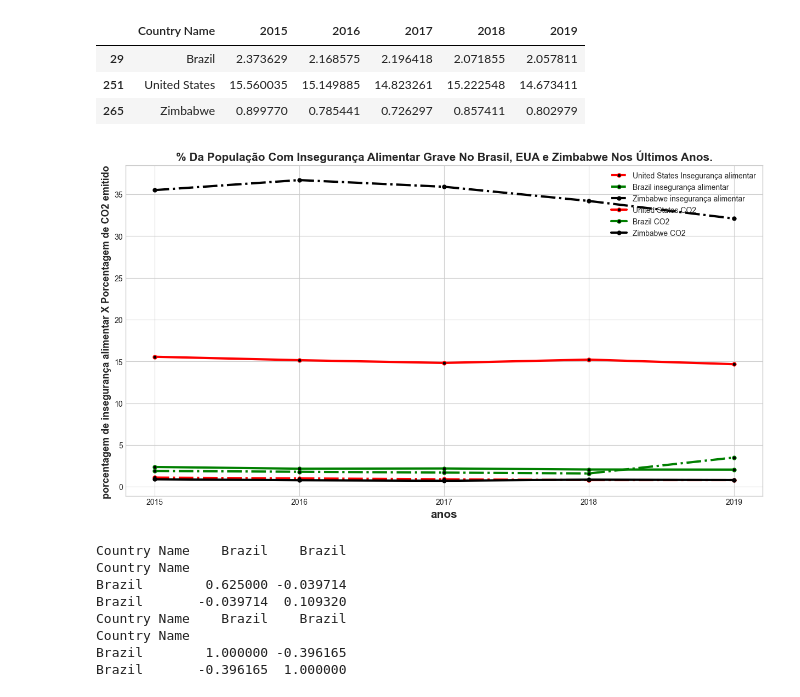
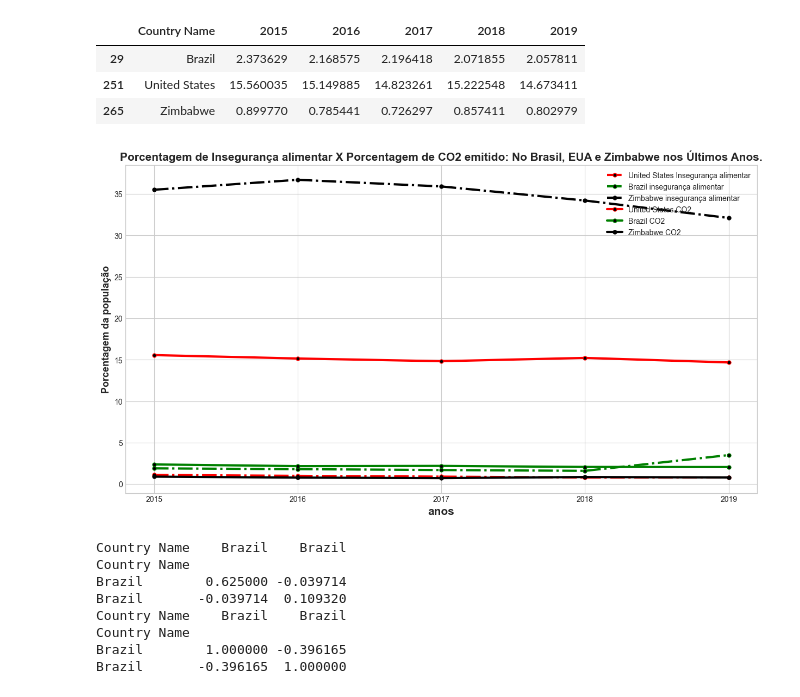
Before and after one commit to st4pzz/APS-CIENCIA-DOS-DADOS, a Jupyter notebook: resolucao.ipynb, the cells around one changed output. Cells and saved outputs as stored; diff of their text form; code cells hidden in the pictures.

Commit message:
legendas

```diff
--- a/resolucao.ipynb
+++ b/resolucao.ipynb
@@ -74,36 +74,36 @@ for ano in range(2015,2020):
 
 df_zimbabwe = df[df['Country Name']=='Zimbabwe']
 df_zimbabwe_co2 = df_co2[df_co2['Country Name']=='Zimbabwe']
 
 lista_zimbabwe = []
 lista_zimbabwe_co2 =[]
 
 for ano in range(2015,2020):
     lista_zimbabwe.append(df_zimbabwe[str(ano)])
     lista_zimbabwe_co2.append(df_zimbabwe_co2[str(ano)])
 
 
 anos = ['2015','2016','2017','2018','2019']
 
 import matplotlib.pyplot as plt
 plt.style.use('seaborn-whitegrid')
 plt.figure(figsize=(15,8), dpi=100)
 plt.plot(anos,lista_usa,label="United States Insegurança alimentar", linewidth=3,marker='o', markerfacecolor='black', markersize=5, color='red', linestyle='dashdot')
 plt.plot(anos,lista_brazil,label="Brazil insegurança alimentar", linewidth=3,marker='o', markerfacecolor='black', markersize=5, color='green', linestyle='dashdot')
 plt.plot(anos,lista_zimbabwe,label="Zimbabwe insegurança alimentar", linewidth=3,marker='o', markerfacecolor='black', markersize=5, color='black', linestyle='dashdot')
 
 
 plt.plot(anos,lista_usa_co2,label="United States CO2", linewidth=3,marker='o', markerfacecolor='black', markersize=5, color='red')
 plt.plot(anos,lista_brazil_co2,label="Brazil CO2", linewidth=3,marker='o', markerfacecolor='black', markersize=5, color='green')
 plt.plot(anos,lista_zimbabwe_co2,label="Zimbabwe CO2", linewidth=3,marker='o', markerfacecolor='black', markersize=5, color='black')
 
-plt.title('% Da População Com Insegurança Alimentar Grave No Brasil, EUA e Zimbabwe Nos Últimos Anos.',fontsize=15, fontweight='bold')
+plt.title('Porcentagem de Insegurança alimentar X Porcentagem de CO2 emitido: No Brasil, EUA e Zimbabwe nos Últimos Anos.',fontsize=15, fontweight='bold')
 plt.legend(loc='upper right', fontsize=10)
 plt.xlabel('anos',fontsize=15, fontweight='bold')
-plt.ylabel('porcentagem de insegurança alimentar X Porcentagem de CO2 emitido ',fontsize=13, fontweight='bold')
+plt.ylabel('Porcentagem da população',fontsize=13, fontweight='bold')
 plt.show()
 # %% [output]
-[figure, old version]
+[figure, new version]
 # %%
 df_brazil.drop(['Country Code', 'Indicator Name','Indicator Code', 'Unnamed: 66'], axis=1, inplace = True)
 df_brazil.set_index('Country Name',inplace=True)
```
Also changed, not shown: parts of 1 cell of this notebook.
